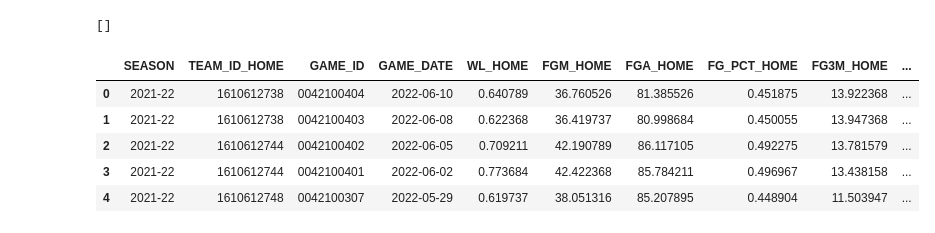
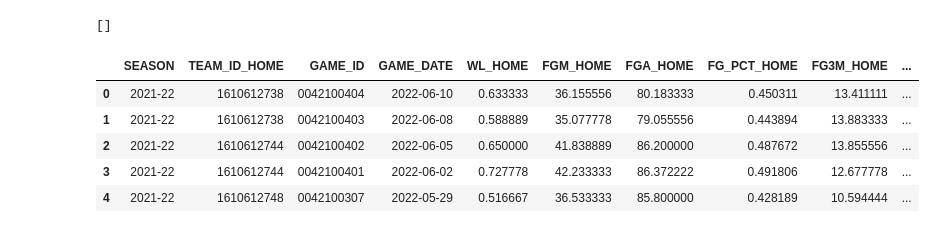
Before and after one commit to jnshzk/nba_beating_the_spread, a Jupyter notebook: data_preprocessing.ipynb, the cells around one changed output. Saved outputs shown, nothing was run; the diff lists cells and outputs as text; code cells hidden in the pictures.

```diff
--- a/data_preprocessing.ipynb
+++ b/data_preprocessing.ipynb
@@ -265,7 +265,7 @@ array([[<AxesSubplot:title={'center':'TEAM_ID'}>,
 [figure]
 # %%
 #turn each row's stats into average of last n games
-n = 20
+n = 10
 non_metric_cols = set(['SEASON', 'TEAM_ID_HOME', 'GAME_ID', 'GAME_DATE', 'TEAM_CITY_HOME', 'TEAM_ID_AWAY','TEAM_CITY_AWAY', 'SPREAD'])
 metric_cols = set(team_boxscores_df.columns) - non_metric_cols
 
@@ -341,6 +341,6 @@ moving_average_df.to_csv('moving_average_df.csv')
 # %%
 #turn each row's stats into weighted average of last n games
-n = 20
+n = 10
 non_metric_cols = set(['SEASON', 'TEAM_ID_HOME', 'GAME_ID', 'GAME_DATE', 'TEAM_CITY_HOME', 'TEAM_ID_AWAY','TEAM_CITY_AWAY', 'SPREAD'])
 metric_cols = set(team_boxscores_df.columns) - non_metric_cols
 
@@ -354,35 +354,35 @@ for i, row in tqdm(team_boxscores_df.iterrows()):
 
     home_team_temp_df = team_boxscores_temp_df[(team_boxscores_temp_df['TEAM_ID']==home_team) &
                                                (team_boxscores_temp_df['GAME_DATE']<game_date)].copy()
     away_team_temp_df = team_boxscores_temp_df[(team_boxscores_temp_df['TEAM_ID']==away_team) &
                                                (team_boxscores_temp_df['GAME_DATE']<game_date)].copy()
 
     if len(home_team_temp_df)<n or len(away_team_temp_df)<n:
         continue
 
     home_team_temp_df.sort_values(by='GAME_DATE', ascending=False, inplace=True)
     away_team_temp_df.sort_values(by='GAME_DATE', ascending=False, inplace=True)
 
     home_team_temp_df = home_team_temp_df.iloc[:n].copy()
     away_team_temp_df = away_team_temp_df.iloc[:n].copy()
 
     new_row = defaultdict()
     for col in team_boxscores_df.columns:
         if col in non_metric_cols:
             new_row[col] = row[col]
         elif col[-4:]=='HOME':
             new_row[col] = np.average(home_team_temp_df[col[:-5]], weights=weights)
             #new_row[col] = home_team_temp_df[col[:-5]].mean()
         elif col[-4:]=='AWAY':
             new_row[col] = np.average(away_team_temp_df[col[:-5]], weights=weights)
             #new_row[col] = away_team_temp_df[col[:-5]].mean()
     weighted_average_df = weighted_average_df.append(new_row, ignore_index=True)
 
 weighted_average_df.head()
 # %% [output]
 |  | SEASON | TEAM_ID_HOME | GAME_ID | GAME_DATE | WL_HOME | FGM_HOME | FGA_HOME | FG_PCT_HOME | FG3M_HOME | ... |
-| 0 | 2021-22 | 1610612738 | 0042100404 | 2022-06-10 | 0.640789 | 36.760526 | 81.385526 | 0.451875 | 13.922368 | ... |
-| 1 | 2021-22 | 1610612738 | 0042100403 | 2022-06-08 | 0.622368 | 36.419737 | 80.998684 | 0.450055 | 13.947368 | ... |
-| 2 | 2021-22 | 1610612744 | 0042100402 | 2022-06-05 | 0.709211 | 42.190789 | 86.117105 | 0.492275 | 13.781579 | ... |
-| 3 | 2021-22 | 1610612744 | 0042100401 | 2022-06-02 | 0.773684 | 42.422368 | 85.784211 | 0.496967 | 13.438158 | ... |
-| 4 | 2021-22 | 1610612748 | 0042100307 | 2022-05-29 | 0.619737 | 38.051316 | 85.207895 | 0.448904 | 11.503947 | ... |
+| 0 | 2021-22 | 1610612738 | 0042100404 | 2022-06-10 | 0.633333 | 36.155556 | 80.183333 | 0.450311 | 13.411111 | ... |
+| 1 | 2021-22 | 1610612738 | 0042100403 | 2022-06-08 | 0.588889 | 35.077778 | 79.055556 | 0.443894 | 13.883333 | ... |
+| 2 | 2021-22 | 1610612744 | 0042100402 | 2022-06-05 | 0.650000 | 41.838889 | 86.200000 | 0.487672 | 13.855556 | ... |
+| 3 | 2021-22 | 1610612744 | 0042100401 | 2022-06-02 | 0.727778 | 42.233333 | 86.372222 | 0.491806 | 12.677778 | ... |
+| 4 | 2021-22 | 1610612748 | 0042100307 | 2022-05-29 | 0.516667 | 36.533333 | 85.800000 | 0.428189 | 10.594444 | ... |
```
Also changed, not shown: parts of 7 cells of this notebook.
